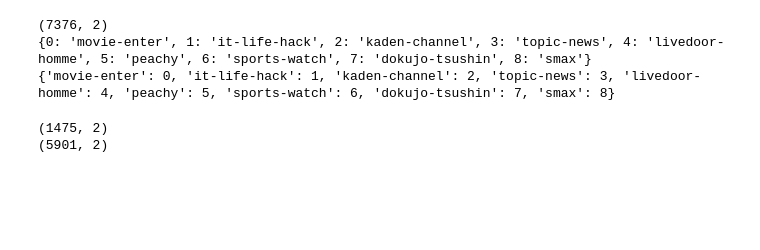
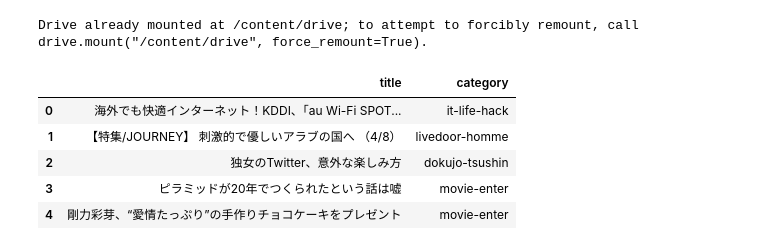
Before and after one commit to masayakondo/jupyter_notebook, a Jupyter notebook: BertClassifier.ipynb, the cells around one changed output. Cells and saved outputs as stored; diff of their text form; code cells hidden in the pictures; blank space fills up the shorter version.

```diff
--- a/BertClassifier.ipynb
+++ b/BertClassifier.ipynb
@@ -56,47 +1,23 @@ for cat in categories:
-# %%
-# pandasのDataFrameにする
-import pandas as pd
-
-df = pd.DataFrame({'text': list_text, 'label': list_label})
-
-# 大きさを確認しておく（7,376文章が存在）
-print(df.shape)
-
-df.head()
-
-# カテゴリーの辞書を作成
-dic_id2cat = dict(zip(list(range(len(categories))), categories))
-dic_cat2id = dict(zip(categories, list(range(len(categories)))))
-
-print(dic_id2cat)
-print(dic_cat2id)
-
-# DataFrameにカテゴリーindexの列を作成
-df["label_index"] = df["label"].map(dic_cat2id)
-df.head()
-
-# label列を消去し、text, indexの順番にする
-df = df.loc[:, ["text", "label_index"]]
-df.head()
-
-df = df.sample(frac=1, random_state=123).reset_index(drop=True)
-# %% [output]
-(7376, 2)
-{0: 'movie-enter', 1: 'it-life-hack', 2: 'kaden-channel', 3: 'topic-news', 4: 'livedoor-homme', 5: 'peachy', 6: 'sports-watch', 7: 'dokujo-tsushin', 8: 'smax'}
-{'movie-enter': 0, 'it-life-hack': 1, 'kaden-channel': 2, 'topic-news': 3, 'livedoor-homme': 4, 'peachy': 5, 'sports-watch': 6, 'dokujo-tsushin': 7, 'smax': 8}
-# %%
-# tsvファイルで保存する
-
-# 全体の2割の文章数
-len_0_2 = len(df) // 5
-
-# 前から2割をテストデータとする
-df[:len_0_2].to_csv("./test.tsv", sep='\t', index=False, header=None)
-print(df[:len_0_2].shape)
-
-# 前2割からを訓練&検証データとする
-df[len_0_2:].to_csv("./train_eval.tsv", sep='\t', index=False, header=None)
-print(df[len_0_2:].shape)
-# %% [output]
-(1475, 2)
-(5901, 2)
+# %%
+# Google Driveをマウント
+from google.colab import drive
+drive.mount('/content/drive')
+# %% [output]
+Drive already mounted at /content/drive; to attempt to forcibly remount, call drive.mount("/content/drive", force_remount=True).
+# %%
+# タイトルとカテゴリーのデータセットを読み込み
+import pickle
+import pandas as pd
+drive_dir = "drive/My Drive/Colab Notebooks/livedoor_data/"
+
+with open(drive_dir + "livedoor_title_category.pickle", 'rb') as f:
+  livedoor_data = pickle.load(f)
+
+livedoor_data.head()
+# %% [output]
+|  | title | category |
+| 0 | 海外でも快適インターネット！KDDI、「au Wi-Fi SPOT... | it-life-hack |
+| 1 | 【特集/JOURNEY】 刺激的で優しいアラブの国へ （4/8） | livedoor-homme |
+| 2 | 独女のTwitter、意外な楽しみ方 | dokujo-tsushin |
+| 3 | ピラミッドが20年でつくられたという話は嘘 | movie-enter |
+| 4 | 剛力彩芽、“愛情たっぷり”の手作りチョコケーキをプレゼント | movie-enter |
```
Also changed, not shown: parts of 23 cells of this notebook.
